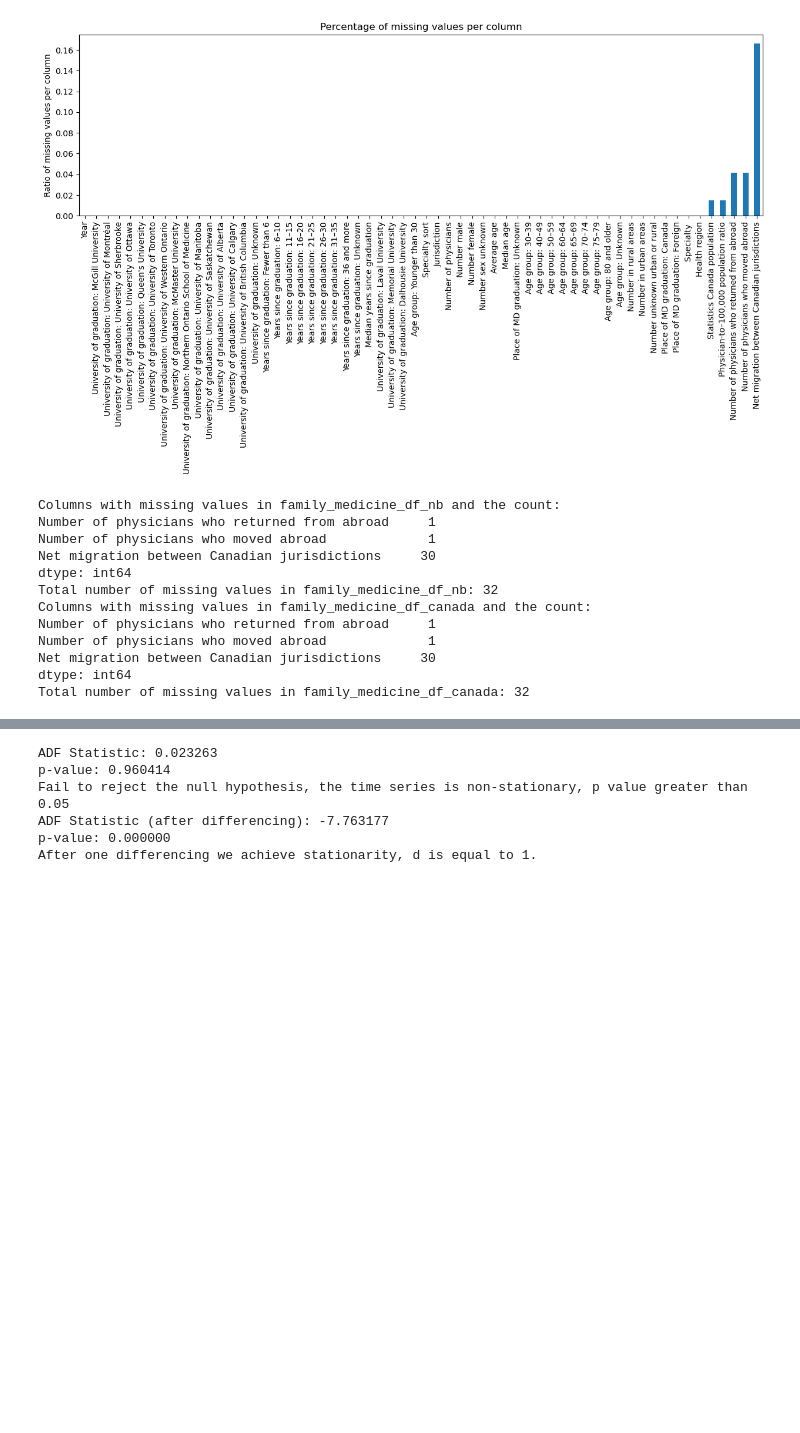
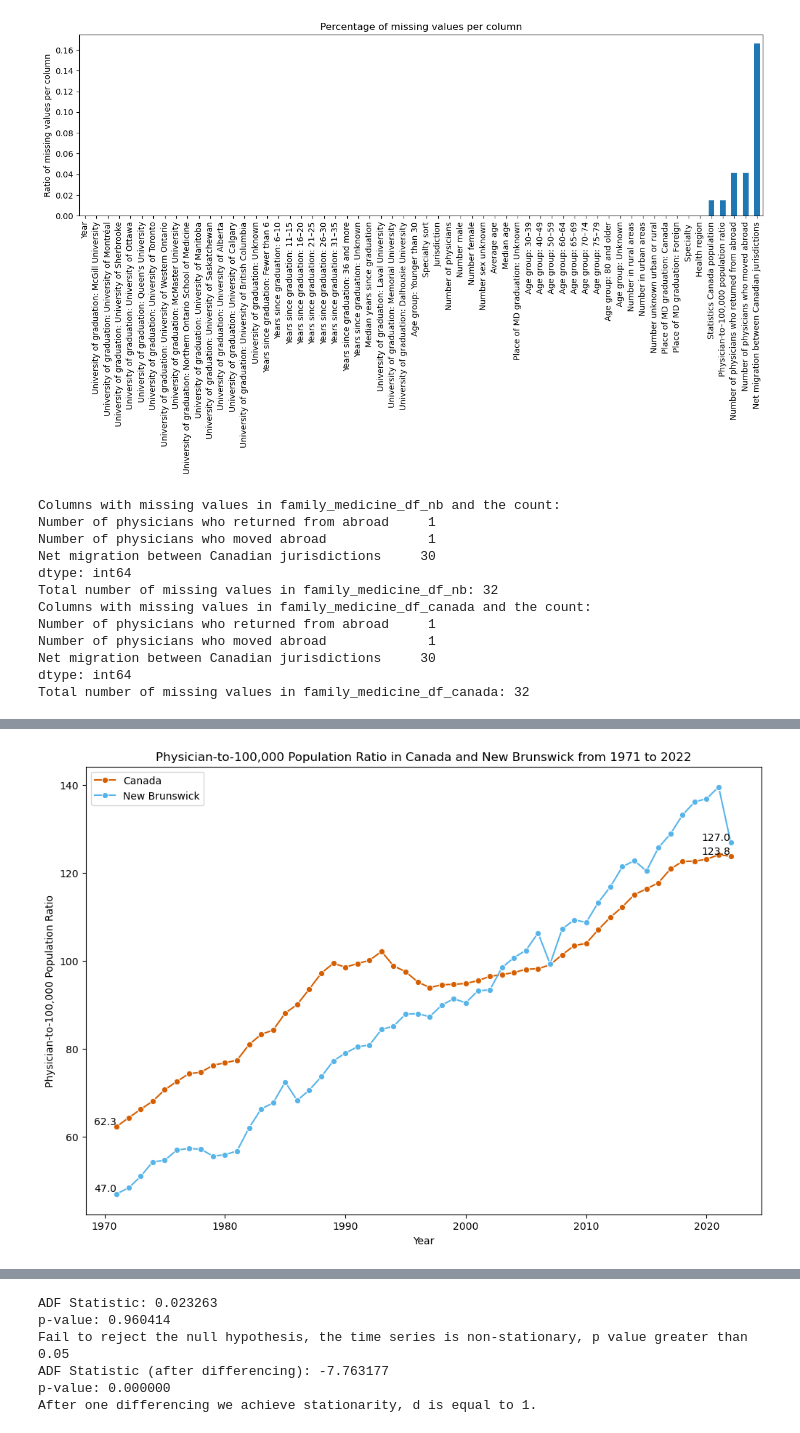
Before and after one commit to MLForbes01/ISP-ACENET, a Jupyter notebook: ISP_notebook.ipynb, the cells around one changed output, grey strips where cells are left out. Drawn from its saved outputs; the diff is of its cells as text; code cells hidden in the pictures; blank space fills up the shorter version.

```diff
--- a/ISP_notebook.ipynb
+++ b/ISP_notebook.ipynb
@@ -417,3 +417,46 @@ plt.show()
+# %%
+## Physician-to–100,000 population ratio for Canada vs. New Brunswick ##
+
+# Identify the points to annotate for Canada
+first_year_canada_ratio = family_medicine_df_canada.iloc[0]
+last_year_canada_ratio = family_medicine_df_canada.iloc[-1]
+min_ratio_canada = family_medicine_df_canada.loc[family_medicine_df_canada['Physician-to–100,000 population ratio'].idxmin()]
+max_ratio_canada = family_medicine_df_canada.loc[family_medicine_df_canada['Physician-to–100,000 population ratio'].idxmax()]
+
+# Identify the points to annotate for New Brunswick
+first_year_nb_ratio = family_medicine_df_nb.iloc[0]
+last_year_nb_ratio = family_medicine_df_nb.iloc[-1]
+min_ratio_nb = family_medicine_df_nb.loc[family_medicine_df_nb['Physician-to–100,000 population ratio'].idxmin()]
+max_ratio_nb = family_medicine_df_nb.loc[family_medicine_df_nb['Physician-to–100,000 population ratio'].idxmax()]
+
+# Plotting
+plt.figure(figsize=(12, 8))
+
+# Plot physician-to-100,000 population ratio in Canada
+sns.lineplot(data=family_medicine_df_canada, x='Year', y='Physician-to–100,000 population ratio', marker='o', color='#D55E00', label='Canada')
+
+# Annotate points for Canada
+plt.text(first_year_canada_ratio['Year'], first_year_canada_ratio['Physician-to–100,000 population ratio'], f'{first_year_canada_ratio["Physician-to–100,000 population ratio"]:.1f}', verticalalignment='bottom', horizontalalignment='right')
+plt.text(last_year_canada_ratio['Year'], last_year_canada_ratio['Physician-to–100,000 population ratio'], f'{last_year_canada_ratio["Physician-to–100,000 population ratio"]:.1f}', verticalalignment='bottom', horizontalalignment='right')
+
+# Plot physician-to-100,000 population ratio in New Brunswick
+sns.lineplot(data=family_medicine_df_nb, x='Year', y='Physician-to–100,000 population ratio', marker='o', color='#56B4E9', label='New Brunswick')
+
+# Annotate points for New Brunswick
+plt.text(first_year_nb_ratio['Year'], first_year_nb_ratio['Physician-to–100,000 population ratio'], f'{first_year_nb_ratio["Physician-to–100,000 population ratio"]:.1f}', verticalalignment='bottom', horizontalalignment='right')
+plt.text(last_year_nb_ratio['Year'], last_year_nb_ratio['Physician-to–100,000 population ratio'], f'{last_year_nb_ratio["Physician-to–100,000 population ratio"]:.1f}', verticalalignment='bottom', horizontalalignment='right')
+
+
+# Add plot title and labels
+plt.title('Physician-to-100,000 Population Ratio in Canada and New Brunswick from 1971 to 2022')
+plt.xlabel('Year')
+plt.ylabel('Physician-to-100,000 Population Ratio')
+plt.grid(False)
+plt.legend()
+
+plt.show()
+# %% [output]
+[figure, added]
 # %%
 # Filter the dataframe for 'N.B.' jurisdiction and 'All physicians' specialty
 nb_all_physicians_df= df[
```
Also changed, not shown: parts of 8 cells of this notebook.
